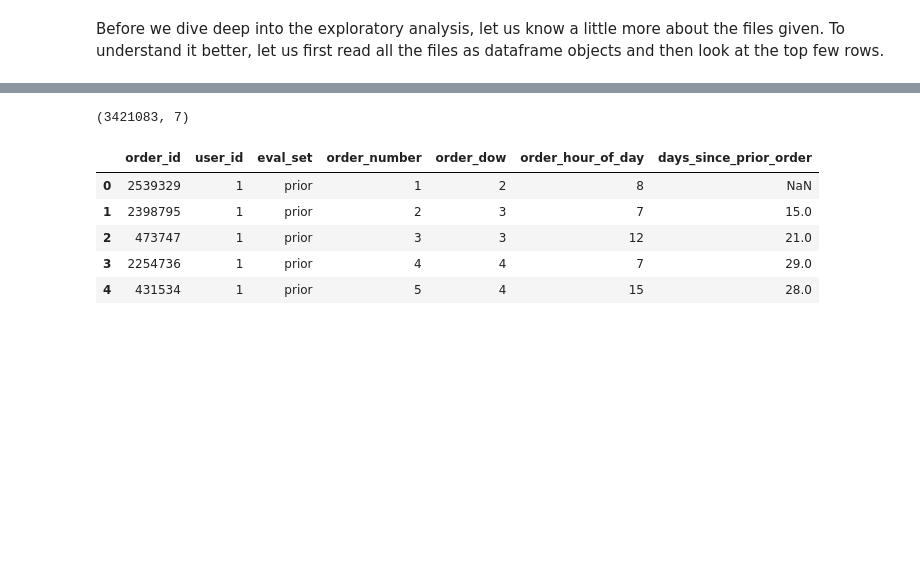
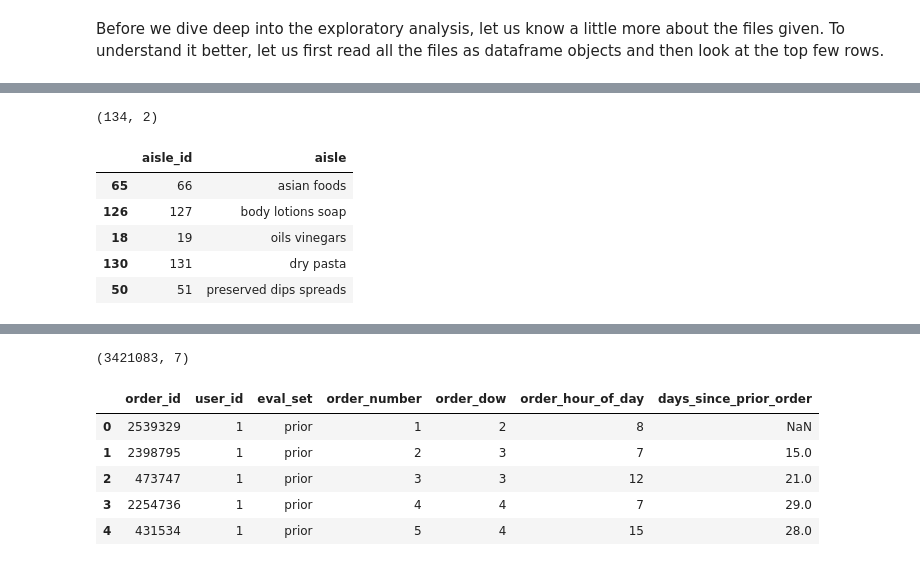
Before and after one commit to JCreeks/InstacartOrder, a Jupyter notebook: DEA/DEA.ipynb, the cells around one changed output, grey strips where cells are left out. Saved outputs shown, nothing was run; the diff lists cells and outputs as text; code cells hidden in the pictures; blank space fills up the shorter version.

```diff
--- a/DEA/DEA.ipynb
+++ b/DEA/DEA.ipynb
@@ -48,0 +56,11 @@ departments_df = pd.read_csv("../input/departments.csv")
+# %%
+print(aisles_df.shape)
+aisles_df.sample(5)
+# %% [output]
+(134, 2)
+|  | aisle_id | aisle |
+| 65 | 66 | asian foods |
+| 126 | 127 | body lotions soap |
+| 18 | 19 | oils vinegars |
+| 130 | 131 | dry pasta |
+| 50 | 51 | preserved dips spreads |
```
Also changed, not shown: parts of 6 cells of this notebook, 8 other files.
